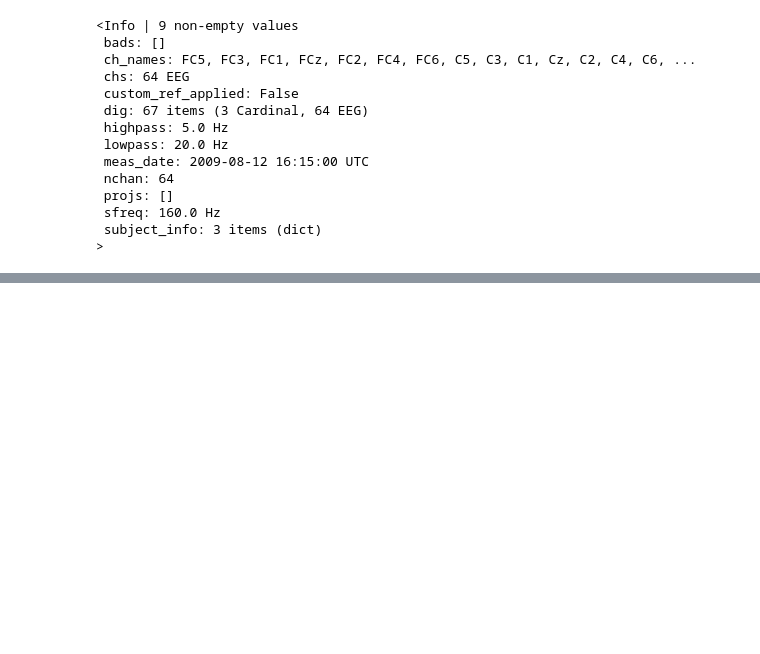
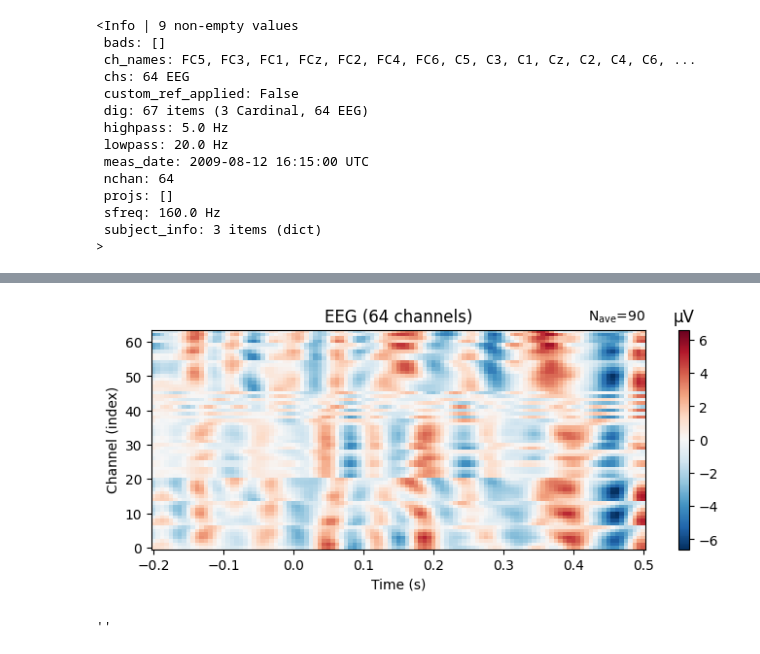
Before and after one commit to aallali/Total-perspective-Vortex, a Jupyter notebook: app/01-epoches.ipynb, the cells around one changed output, grey strips where cells are left out. Saved outputs shown, nothing was run; the diff lists cells and outputs as text; code cells hidden in the pictures; blank space fills up the shorter version.

```diff
--- a/app/01-epoches.ipynb
+++ b/app/01-epoches.ipynb
@@ -141,0 +255,6 @@ epochs["do/hands"].plot_image(picks=channelIdx, fig=fig)
+# %%
+diff.plot_image()
+;
+# %% [output]
+[figure, added]
+''
```
Also changed, not shown: parts of 13 cells of this notebook.
